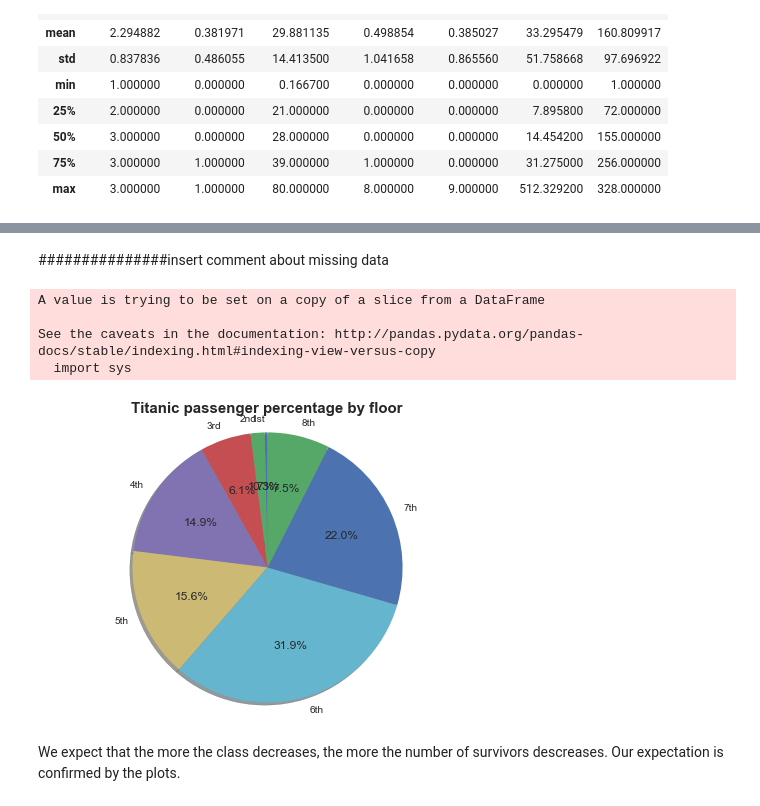
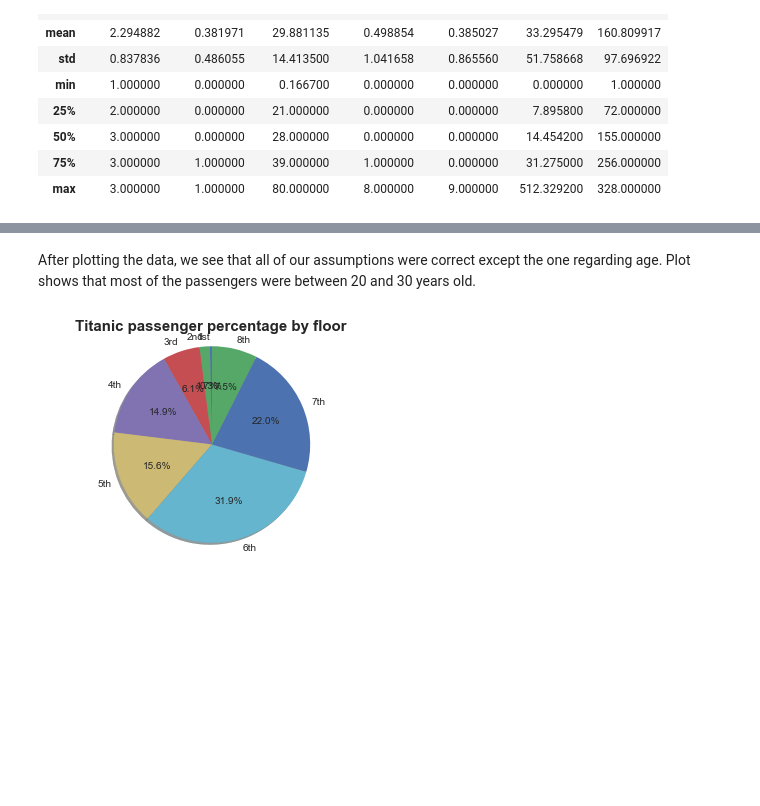
Before and after one commit to zenhaeus/cs-401, a Jupyter notebook: 01 - Pandas and Data Wrangling/Homework 1.ipynb, the cells around one changed output, grey strips where cells are left out. Drawn from its saved outputs; the diff is of its cells as text; code cells hidden in the pictures; blank space fills up the shorter version.

```diff
--- a/01 - Pandas and Data Wrangling/Homework 1.ipynb
+++ b/01 - Pandas and Data Wrangling/Homework 1.ipynb
@@ -202,4 +211,9 @@ microbiome.head()
 Use pandas to import the data file `Data/titanic.xls`. It contains data on all the passengers that travelled on the Titanic.
 # %%
 from IPython.core.display import HTML
+pd.options.mode.chained_assignment = None
+
 HTML(filename=DATA_FOLDER+'/titanic.html')
+
+TITANIC_DATA_PATH = DATA_FOLDER + '/titanic.xls'
+titanic_original = pd.read_excel(TITANIC_DATA_PATH)
@@ -350,41 +329,32 @@ titanic_plot(titanic.age.value_counts(),'age')
-# %% [markdown]
-
-
-###############insert comment about missing data
+# %% [markdown]
+After plotting the data, we see that all of our assumptions were correct except the one regarding age. Plot shows that most of the passengers were between 20 and 30 years old.
 # %%
-#every letter identify a floor, so I trasform each cabin attribute in this
-#single letter, not considerng missing value(parameter na=False)
+# 3rd task: Calculate the proportion of passengers by cabin floor. Present your results in a pie chart.
 
-titanic_c = titanic.copy()
-lista = ['A','B','C','D','E','F','G','T']
-for letter in lista:
-    titanic_c['cabin'][titanic_c['cabin'].str.contains(letter, na=False)] = letter
+# Every letter identifies a floor, so we transform each cabin attribute to this single letter.
+# We are discarding entries with cabin values that are not present.
 
-# memorize in titanic_c only the attribute cabin, deleting the missing values
-titanic_c = titanic_c.cabin.dropna()
+titanic_3 = titanic_original.copy()
+titanic_3['cabin'] = titanic_3['cabin'].dropna()
 
-#count the total number of cabin known
-cabins = len(titanic_c)
-#calculate the percentage of passenger for each plan
-cabins_count=titanic_c.value_counts()
-perc = cabins_count/cabins*100
+cabin_list = ['A','B','C','D','E','F','G','T']
+for letter in cabin_list:
+    titanic_3['cabin'][titanic_3['cabin'].str.contains(letter, na=False)] = letter
 
-#plot
+# Count the total number of known cabins.
+cabins = len(titanic_3['cabin'])
+# Calculate the percentage of passenger for each plan
+cabins_count = titanic_3['cabin'].value_counts()
+perc = cabins_count / cabins * 100
 
-labels = '1st', '2nd','3rd','4th','5th','6th','7th','8th'
+# Plotting
+labels = '1st','2nd','3rd','4th','5th','6th','7th','8th'
 sizes = [perc['T'],perc['G'], perc['F'], perc['E'], perc['D'], perc['C'], perc['B'], perc['A']]
 fig1, ax1 = plt.subplots()
-ax1.set_title('Titanic passenger percentage by floor ' , fontsize=15, fontweight='bold')
-ax1.pie(sizes, labels=labels, autopct='%1.1f%%',
-        shadow=True, startangle=90)
+ax1.set_title('Titanic passenger percentage by floor ', fontsize=15, fontweight='bold')
+ax1.pie(sizes, labels=labels, autopct='%1.1f%%', shadow=True, startangle=90)
 ax1.axis('equal')
 plt.show()
 # %% [output]
-A value is trying to be set on a copy of a slice from a DataFrame
-
-See the caveats in the documentation: http://pandas.pydata.org/pandas-docs/stable/indexing.html#indexing-view-versus-copy
-  import sys
-[figure, old version]
+[figure, new version]
-# %% [markdown]
-We expect that the more the class decreases, the more the number of survivors descreases. Our expectation is confirmed by the plots.
 # %%
```
Also changed, not shown: parts of 25 cells of this notebook.
